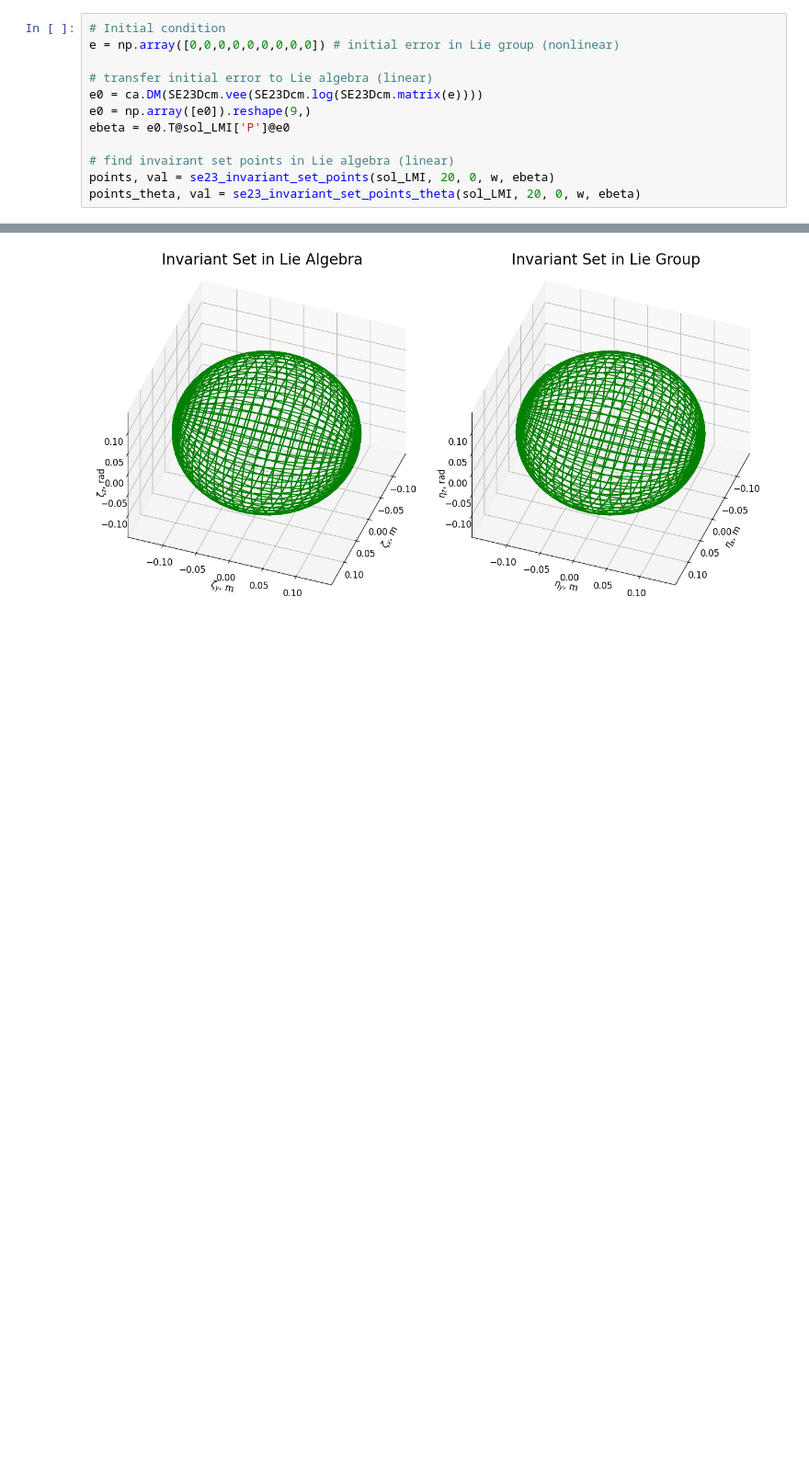
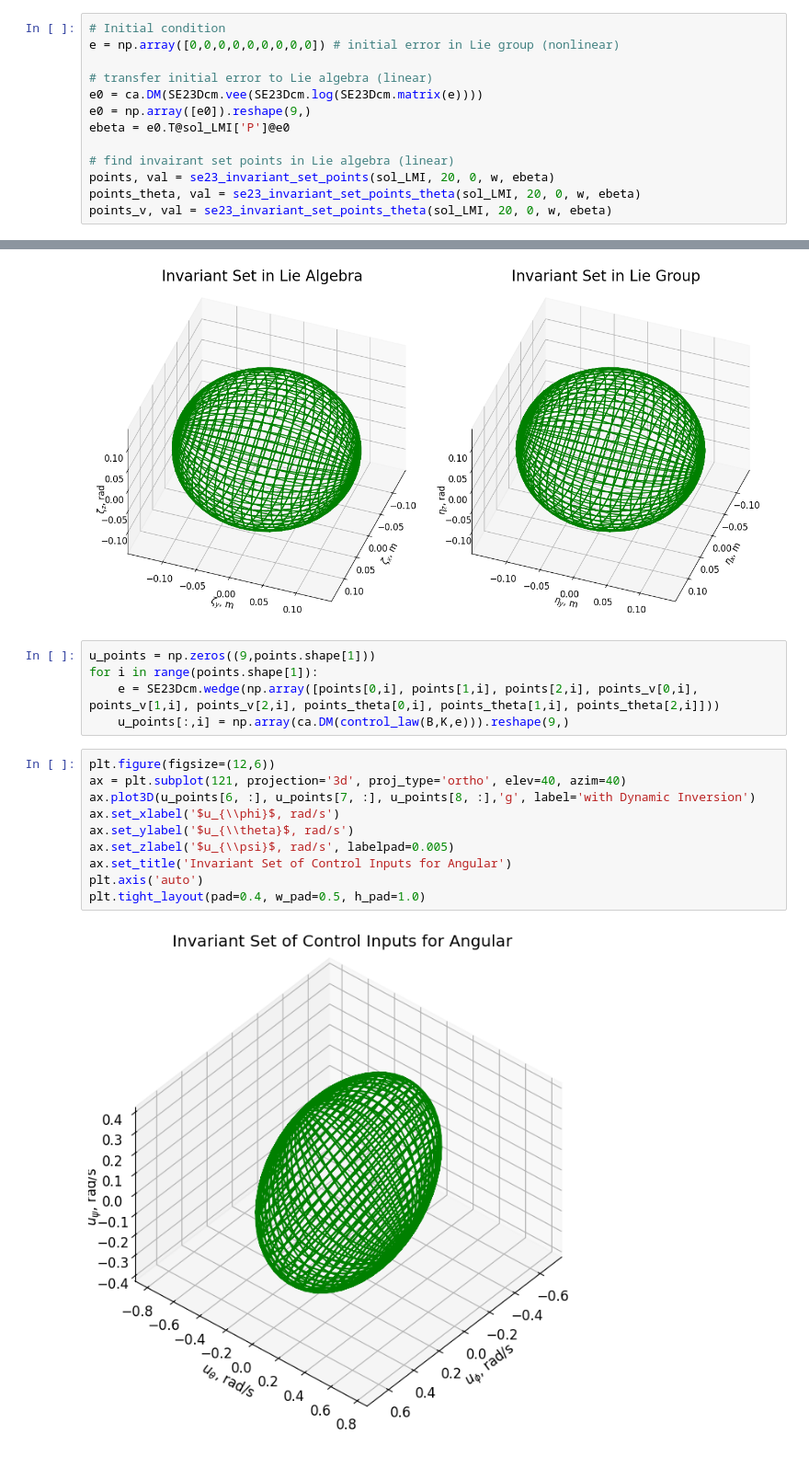
Before and after one commit to melodylylin/lie-dynamics, a Jupyter notebook: estimator.ipynb, the cells around one changed output, grey strips where cells are left out. Shown at 92% size. Drawn from its saved outputs; the diff is of its cells as text; blank space fills up the shorter version.

Commit message:
add plot for control saturation

```diff
--- a/estimator.ipynb
+++ b/estimator.ipynb
@@ -36,6 +36,7 @@ ebeta = e0.T@sol_LMI['P']@e0
 # find invairant set points in Lie algebra (linear)
 points, val = se23_invariant_set_points(sol_LMI, 20, 0, w, ebeta)
 points_theta, val = se23_invariant_set_points_theta(sol_LMI, 20, 0, w, ebeta)
+points_v, val = se23_invariant_set_points_theta(sol_LMI, 20, 0, w, ebeta)
 # %%
 # map invariant set points to Lie group (nonlinear)
 inv_points = exp_map(points, points_theta)
@@ -96,3 +97,20 @@ plt.tight_layout()
 # %% [output]
 [figure]
 [figure]
+# %%
+u_points = np.zeros((9,points.shape[1]))
+for i in range(points.shape[1]):
+    e = SE23Dcm.wedge(np.array([points[0,i], points[1,i], points[2,i], points_v[0,i], points_v[1,i], points_v[2,i], points_theta[0,i], points_theta[1,i], points_theta[2,i]]))
+    u_points[:,i] = np.array(ca.DM(control_law(B,K,e))).reshape(9,)
+# %%
+plt.figure(figsize=(12,6))
+ax = plt.subplot(121, projection='3d', proj_type='ortho', elev=40, azim=40)
+ax.plot3D(u_points[6, :], u_points[7, :], u_points[8, :],'g', label='with Dynamic Inversion')
+ax.set_xlabel('$u_{\\phi}$, rad/s')
+ax.set_ylabel('$u_{\\theta}$, rad/s')
+ax.set_zlabel('$u_{\\psi}$, rad/s', labelpad=0.005)
+ax.set_title('Invariant Set of Control Inputs for Angular')
+plt.axis('auto')
+plt.tight_layout(pad=0.4, w_pad=0.5, h_pad=1.0)
+# %% [output]
+[figure, added]
```
Also changed, not shown: 2 other files.
